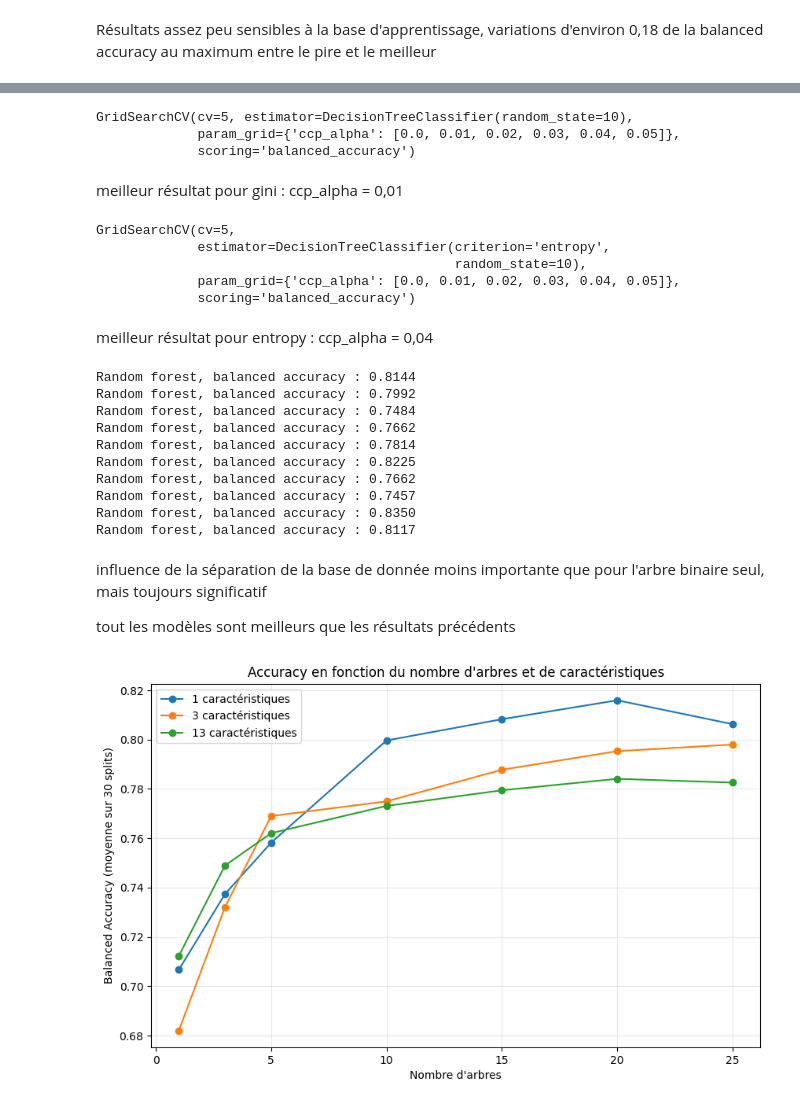
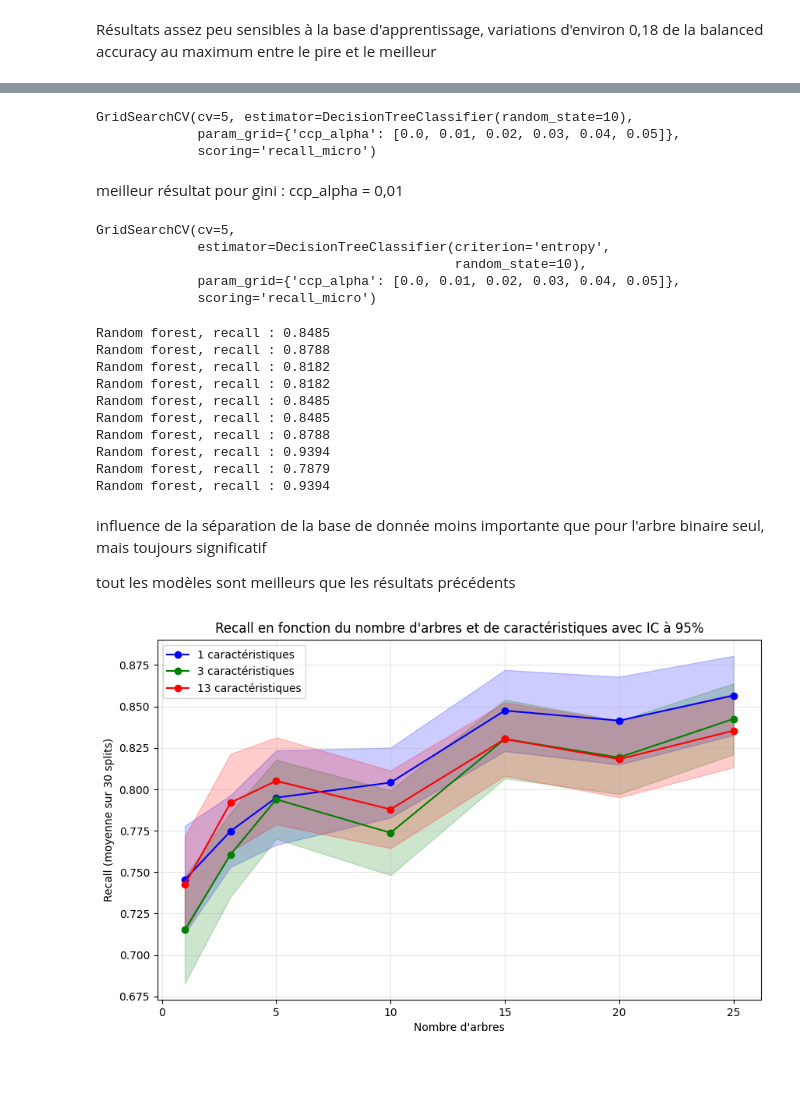
Before and after one commit to prichert17/Apprentissage_automatique_arbre_decision, a Jupyter notebook: main.ipynb, the cells around one changed output, grey strips where cells are left out. Drawn from its saved outputs; the diff is of its cells as text; code cells hidden in the pictures; blank space fills up the shorter version.

```diff
--- a/main.ipynb
+++ b/main.ipynb
@@ -351,6 +356,6 @@ Pour le modèle Entropy, un ccp_alpha = 0,03 est plus adapté
 # %%
 #meilleur modèle avec ccp_alpha = 0.01 et criterion = 'gini'
-clf_gini = DecisionTreeClassifier(criterion='gini', random_state=0, ccp_alpha=0.01)
+clf_gini = DecisionTreeClassifier(criterion='entropy', random_state=0, ccp_alpha=0.05)
 X_train_val, X_test, y_train_val, y_test = train_test_split(X, y_encoded, test_size=0.2, stratify=y_encoded, random_state=10)
 X_train, X_val, y_train, y_val = train_test_split(X_train_val, y_train_val, test_size=0.25, stratify=y_train_val, random_state=10)
 
@@ -358,11 +363,11 @@ clf_gini.fit(X_train.iloc[:, :13], y_train)
 
 y_pred_gini = clf_gini.predict(X_val.iloc[:, :13])
 
-print("Balanced Accuracy arbre de décision :", balanced_accuracy_score(y_val, y_pred_gini))
+print("Recall arbre de décision :", recall_score(y_val, y_pred_gini))
 #Matrice de confusion pour l'arbre de décision
 confusion = confusion_matrix(y_val, y_pred_gini)
 plt.figure(figsize=(8, 6))
-sns.heatmap(confusion, annot=True, fmt='d', cmap='Blues', xticklabels=['Malade', 'Sain'], yticklabels=['Malade', 'Sain'])
+sns.heatmap(confusion, annot=True, fmt='d', cmap='Blues', xticklabels=['Sain', 'Malade'], yticklabels=['Sain', 'Malade'])
 plt.title('Matrice de confusion')
 plt.xlabel('Prédit')
 plt.ylabel('Véritable')
@@ -385,12 +390,12 @@ param_grid = {
 }
 
 #on test avec gini
-grid_search = GridSearchCV(estimator=DecisionTreeClassifier(random_state=10), param_grid=param_grid, cv=5, scoring='balanced_accuracy')
+grid_search = GridSearchCV(estimator=DecisionTreeClassifier(random_state=10), param_grid=param_grid, cv=5, scoring='recall_micro')
 grid_search.fit(X_train.iloc[:, :13], y_train)
 # %% [output]
 GridSearchCV(cv=5, estimator=DecisionTreeClassifier(random_state=10),
              param_grid={'ccp_alpha': [0.0, 0.01, 0.02, 0.03, 0.04, 0.05]},
-             scoring='balanced_accuracy')
+             scoring='recall_micro')
 # %% [markdown]
 meilleur résultat pour gini : ccp_alpha = 0,01
 # %%
@@ -399,16 +404,14 @@ meilleur résultat pour gini : ccp_alpha = 0,01
 param_grid = {
     'ccp_alpha': [0.0, 0.01, 0.02, 0.03, 0.04, 0.05],
 }
-grid_search = GridSearchCV(estimator=DecisionTreeClassifier(criterion = 'entropy',random_state=10), param_grid=param_grid, cv=5, scoring='balanced_accuracy')
+grid_search = GridSearchCV(estimator=DecisionTreeClassifier(criterion = 'entropy',random_state=10), param_grid=param_grid, cv=5, scoring='recall_micro')
 grid_search.fit(X_train.iloc[:, :13], y_train)
 # %% [output]
 GridSearchCV(cv=5,
              estimator=DecisionTreeClassifier(criterion='entropy',
                                               random_state=10),
              param_grid={'ccp_alpha': [0.0, 0.01, 0.02, 0.03, 0.04, 0.05]},
-             scoring='balanced_accuracy')
+             scoring='recall_micro')
-# %% [markdown]
-meilleur résultat pour entropy : ccp_alpha = 0,04
 # %%
 #foret aléatoire
 
@@ -419,19 +422,19 @@ for k in range(1, 11):
     clf_rf = RandomForestClassifier(n_estimators=100, random_state=0)
     clf_rf.fit(X_train.iloc[:, :12], y_train)
     y_pred = clf_rf.predict(X_val.iloc[:, :12])
-    acc = balanced_accuracy_score(y_val, y_pred)
-    print(f"Random forest, balanced accuracy : {acc:.4f}")
+    acc = recall_score(y_val, y_pred)
+    print(f"Random forest, recall : {acc:.4f}")
 # %% [output]
-Random forest, balanced accuracy : 0.8144
-Random forest, balanced accuracy : 0.7992
-Random forest, balanced accuracy : 0.7484
-Random forest, balanced accuracy : 0.7662
-Random forest, balanced accuracy : 0.7814
-Random forest, balanced accuracy : 0.8225
-Random forest, balanced accuracy : 0.7662
-Random forest, balanced accuracy : 0.7457
-Random forest, balanced accuracy : 0.8350
-Random forest, balanced accuracy : 0.8117
+Random forest, recall : 0.8485
+Random forest, recall : 0.8788
+Random forest, recall : 0.8182
+Random forest, recall : 0.8182
+Random forest, recall : 0.8485
+Random forest, recall : 0.8485
+Random forest, recall : 0.8788
+Random forest, recall : 0.9394
+Random forest, recall : 0.7879
+Random forest, recall : 0.9394
 # %% [markdown]
 influence de la séparation de la base de donnée moins importante que pour l'arbre binaire seul, mais toujours significatif
 
@@ -439,39 +442,57 @@ tout les modèles sont meilleurs que les résultats précédents
 # %%
 #on change le nombre d'arbres de la forêt ainsi que le nombre de caractéristiques
 
-#graphique de la balanced accuracy en fonction du nombre d'arbres et de caractéristiques
+#graphique du recall en fonction du nombre d'arbres et de caractéristiques
 nombre_arbres = [1, 3, 5, 10, 15, 20, 25]
 nombre_caracteristiques = [1, int(np.sqrt(13)), 13]
 
-accuracy_forest = {M: [] for M in nombre_caracteristiques}
+recall_forest = {M: [] for M in nombre_caracteristiques}
+std_forest = {M: [] for M in nombre_caracteristiques}
 
 for B in nombre_arbres:
     for M in nombre_caracteristiques:
         temp_forest = []
 
         for i in range(30):
             X_train_val, X_test, y_train_val, y_test = train_test_split(X, y_encoded, test_size=0.2, stratify=y_encoded, random_state=i)
             X_train, X_val, y_train, y_val = train_test_split(X_train_val, y_train_val, test_size=0.25, stratify=y_train_val, random_state=i)
 
             clf_rf = RandomForestClassifier(n_estimators=B, random_state=0, max_features=M)
             clf_rf.fit(X_train.iloc[:, :13], y_train)
             y_pred_rf = clf_rf.predict(X_val.iloc[:, :13])
-            balanced_acc_rf = balanced_accuracy_score(y_val, y_pred_rf)
-            temp_forest.append(balanced_acc_rf)
+            recall_rf = recall_score(y_val, y_pred_rf)
+            temp_forest.append(recall_rf)
 
-        # Calcul de la moyenne des 30 résultats
-        accuracy_forest[M].append(np.mean(temp_forest))
+        # Calcul de la moyenne et de l'écart-type des 30 résultats
+        recall_forest[M].append(np.mean(temp_forest))
+        std_forest[M].append(np.std(temp_forest))
+
+# Conversion en arrays numpy
+for M in nombre_caracteristiques:
+    recall_forest[M] = np.array(recall_forest[M])
+    std_forest[M] = np.array(std_forest[M])
+
+# Calcul des intervalles de confiance à 95%
+ic_forest = {M: 1.96 * std_forest[M] / np.sqrt(30) for M in nombre_caracteristiques}
+
+# Définition des couleurs pour chaque courbe
+colors = ['blue', 'green', 'red']
 
 plt.figure(figsize=(10, 6))
-for M in nombre_caracteristiques:
-    plt.plot(nombre_arbres, accuracy_forest[M], marker='o', label=f'{M} caractéristiques')
+for i, M in enumerate(nombre_caracteristiques):
+    plt.plot(nombre_arbres, recall_forest[M], marker='o', label=f'{M} caractéristiques', color=colors[i])
+    plt.fill_between(nombre_arbres,
+                     recall_forest[M] - ic_forest[M],
+                     recall_forest[M] + ic_forest[M],
+                     alpha=0.2,
+                     color=colors[i])
 
 plt.xlabel('Nombre d\'arbres')
-plt.ylabel('Balanced Accuracy (moyenne sur 30 splits)')
-plt.title('Accuracy en fonction du nombre d\'arbres et de caractéristiques')
+plt.ylabel('Recall (moyenne sur 30 splits)')
+plt.title('Recall en fonction du nombre d\'arbres et de caractéristiques avec IC à 95%')
 plt.legend()
 plt.grid(alpha=0.3)
 plt.show()
 # %% [output]
-[figure, old version]
+[figure, new version]
 # %% [markdown]
```
Also changed, not shown: parts of 12 cells of this notebook.
